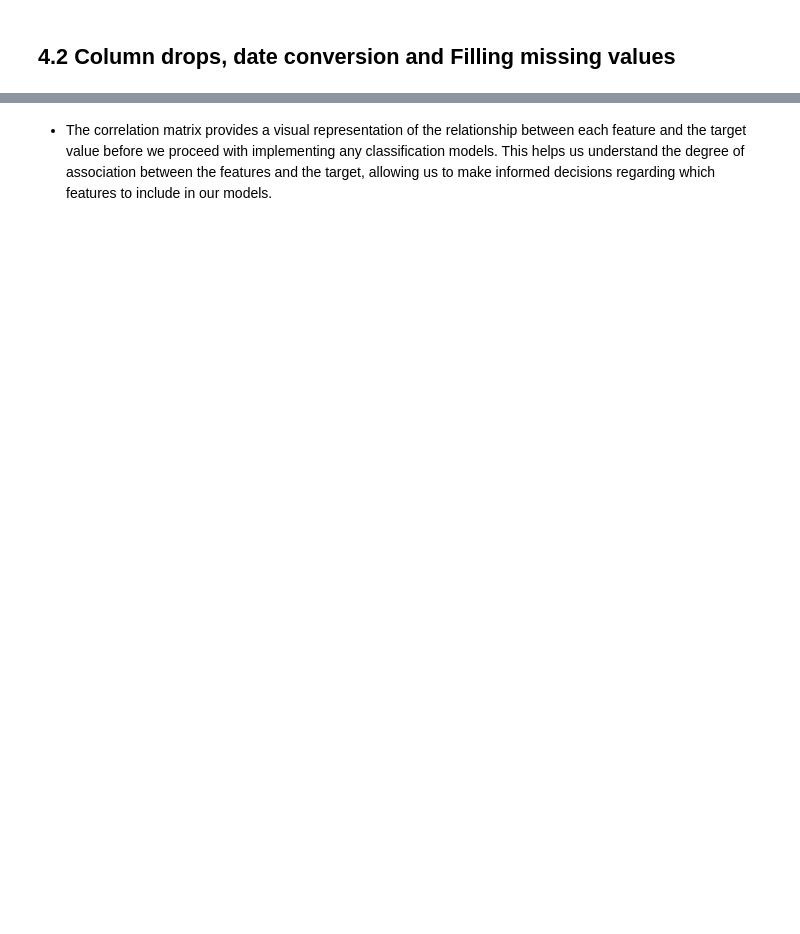
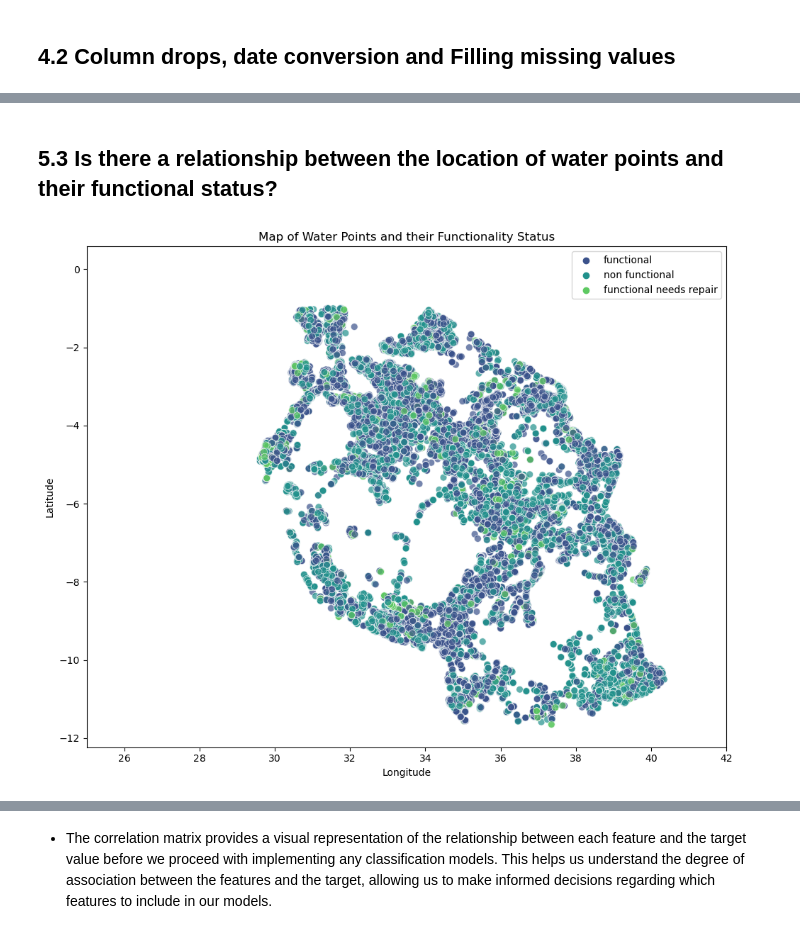
Before and after one commit to jeanwachira/Functional-and-Non-Functional-Repairs-Assessment-in-Tanzania, a Jupyter notebook: Tanzanian_Water_Pump.ipynb, the cells around one changed output, grey strips where cells are left out. Cells and saved outputs as stored; diff of their text form; code cells hidden in the pictures; blank space fills up the shorter version.

```diff
--- a/Tanzanian_Water_Pump.ipynb
+++ b/Tanzanian_Water_Pump.ipynb
@@ -581,0 +636,19 @@ memory usage: 9.5+ MB
+# %% [markdown]
+## 5.3 Is there a relationship between the location of water points and their functional status?
+# %%
+fig, ax = plt.subplots(figsize = (10,8))
+
+sns.scatterplot(data = df, x = 'longitude', y = 'latitude', hue = 'status_group', s = 50, alpha = 0.7, palette = 'viridis')
+
+ax.set_xlim(25, 42)
+
+ax.set_title('Map of Water Points and their Functionality Status')
+ax.set_xlabel('Longitude')
+ax.set_ylabel('Latitude')
+ax.legend(loc = 'upper right')
+
+plt.tight_layout()
+
+#plt.savefig('Images/Map of water points vs status');
+# %% [output]
+[figure, added]
```
Also changed, not shown: parts of 68 cells of this notebook.
